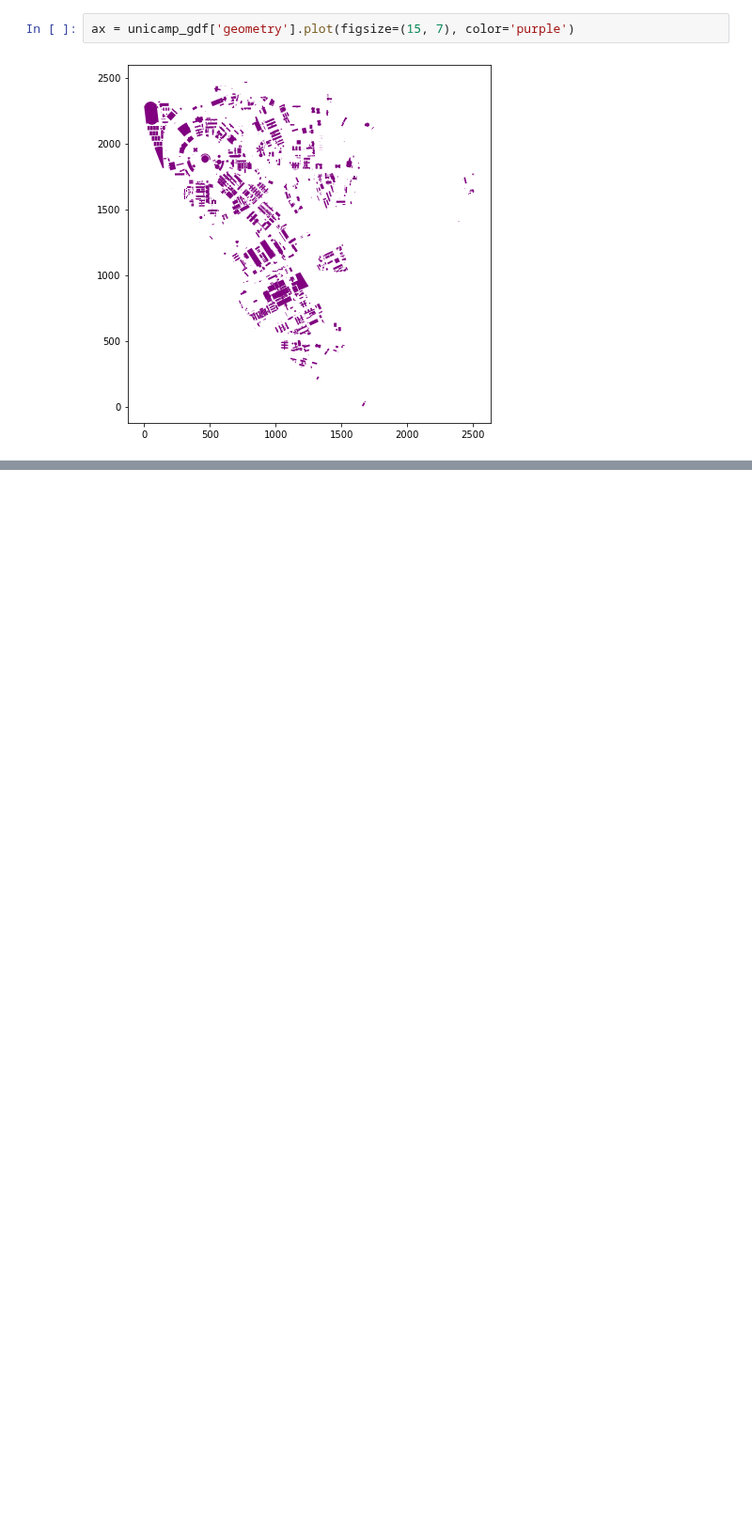
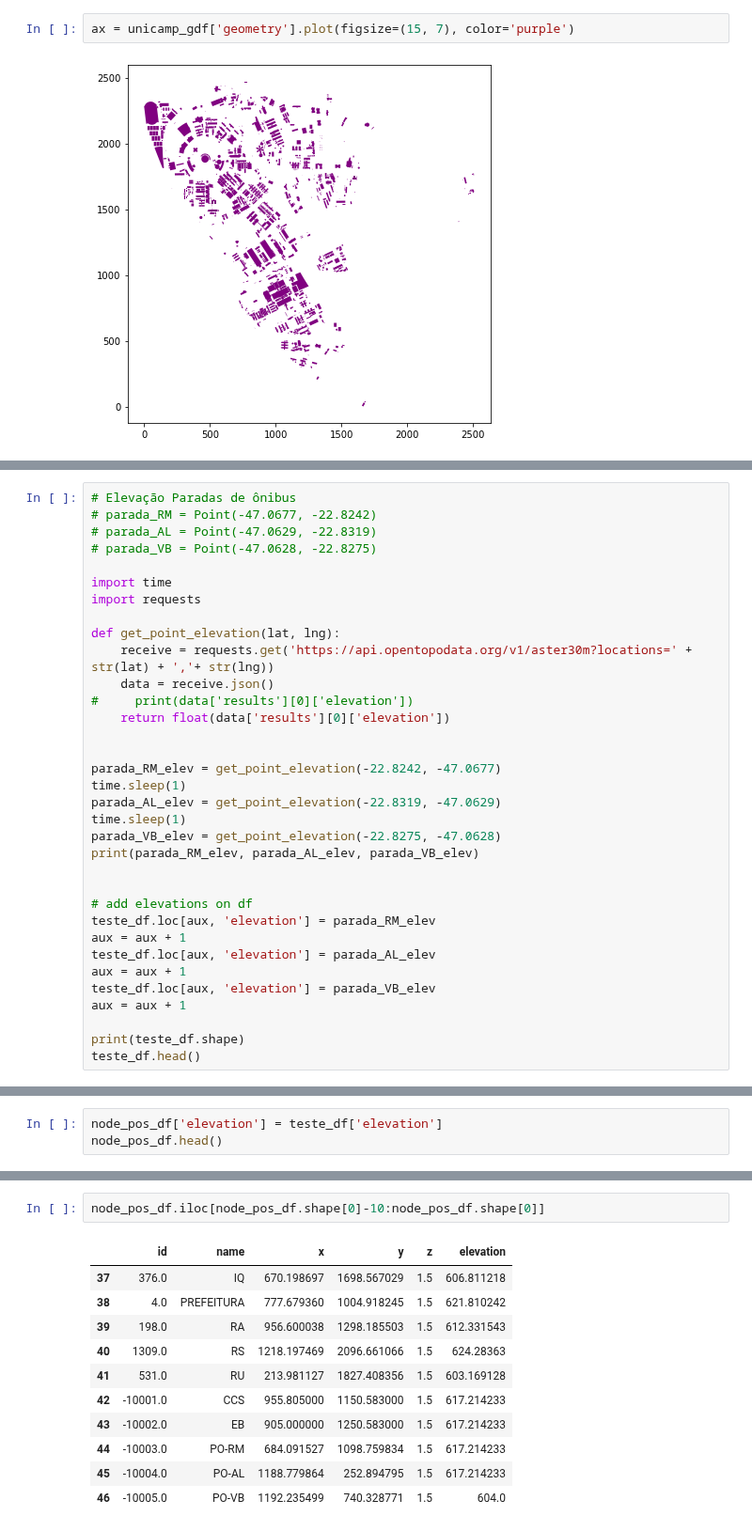
Before and after one commit to wasp-lahis/ns3-bmap, a Jupyter notebook: NS3/obstacle_exp/unicamp-arcgis-input-to-ns3/create-dataset-inputs-to-ns3.ipynb, the cells around one changed output, grey strips where cells are left out. Shown at 94% size. Drawn from its saved outputs; the diff is of its cells as text; blank space fills up the shorter version.

```diff
--- a/NS3/obstacle_exp/unicamp-arcgis-input-to-ns3/create-dataset-inputs-to-ns3.ipynb
+++ b/NS3/obstacle_exp/unicamp-arcgis-input-to-ns3/create-dataset-inputs-to-ns3.ipynb
@@ -899,0 +965,34 @@ ax = unicamp_gdf['geometry'].plot(figsize=(15, 7), color='purple')
+# %%
+# Elevação Paradas de ônibus
+# parada_RM = Point(-47.0677, -22.8242)
+# parada_AL = Point(-47.0629, -22.8319)
+# parada_VB = Point(-47.0628, -22.8275)
+
+import time
+import requests
+
+def get_point_elevation(lat, lng):
+    receive = requests.get('https://api.opentopodata.org/v1/aster30m?locations=' + str(lat) + ','+ str(lng))
+    data = receive.json()
+#     print(data['results'][0]['elevation'])
+    return float(data['results'][0]['elevation'])
+
+
+parada_RM_elev = get_point_elevation(-22.8242, -47.0677)
+time.sleep(1)
+parada_AL_elev = get_point_elevation(-22.8319, -47.0629)
+time.sleep(1)
+parada_VB_elev = get_point_elevation(-22.8275, -47.0628)
+print(parada_RM_elev, parada_AL_elev, parada_VB_elev)
+
+
+# add elevations on df
+teste_df.loc[aux, 'elevation'] = parada_RM_elev
+aux = aux + 1
+teste_df.loc[aux, 'elevation'] = parada_AL_elev
+aux = aux + 1
+teste_df.loc[aux, 'elevation'] = parada_VB_elev
+aux = aux + 1
+
+print(teste_df.shape)
+teste_df.head()
@@ -899,0 +1008,3 @@ ax = unicamp_gdf['geometry'].plot(figsize=(15, 7), color='purple')
+# %%
+node_pos_df['elevation'] = teste_df['elevation']
+node_pos_df.head()
@@ -899,0 +1018,14 @@ ax = unicamp_gdf['geometry'].plot(figsize=(15, 7), color='purple')
+# %%
+node_pos_df.iloc[node_pos_df.shape[0]-10:node_pos_df.shape[0]]
+# %% [output]
+|  | id | name | x | y | z | elevation |
+| 37 | 376.0 | IQ | 670.198697 | 1698.567029 | 1.5 | 606.811218 |
+| 38 | 4.0 | PREFEITURA | 777.679360 | 1004.918245 | 1.5 | 621.810242 |
+| 39 | 198.0 | RA | 956.600038 | 1298.185503 | 1.5 | 612.331543 |
+| 40 | 1309.0 | RS | 1218.197469 | 2096.661066 | 1.5 | 624.28363 |
+| 41 | 531.0 | RU | 213.981127 | 1827.408356 | 1.5 | 603.169128 |
+| 42 | -10001.0 | CCS | 955.805000 | 1150.583000 | 1.5 | 617.214233 |
+| 43 | -10002.0 | EB | 905.000000 | 1250.583000 | 1.5 | 617.214233 |
+| 44 | -10003.0 | PO-RM | 684.091527 | 1098.759834 | 1.5 | 617.214233 |
+| 45 | -10004.0 | PO-AL | 1188.779864 | 252.894795 | 1.5 | 617.214233 |
+| 46 | -10005.0 | PO-VB | 1192.235499 | 740.328771 | 1.5 | 604.0 |
```
Also changed, not shown: parts of 15 cells of this notebook, 7 other files.
